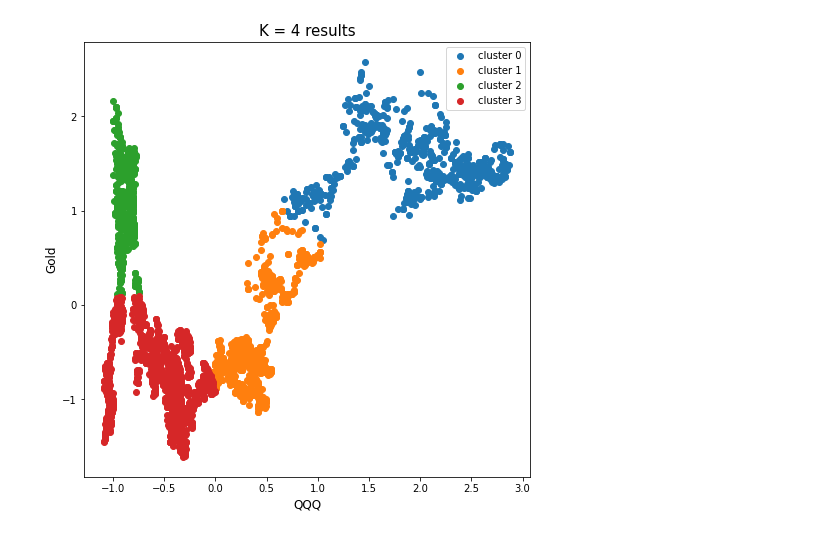
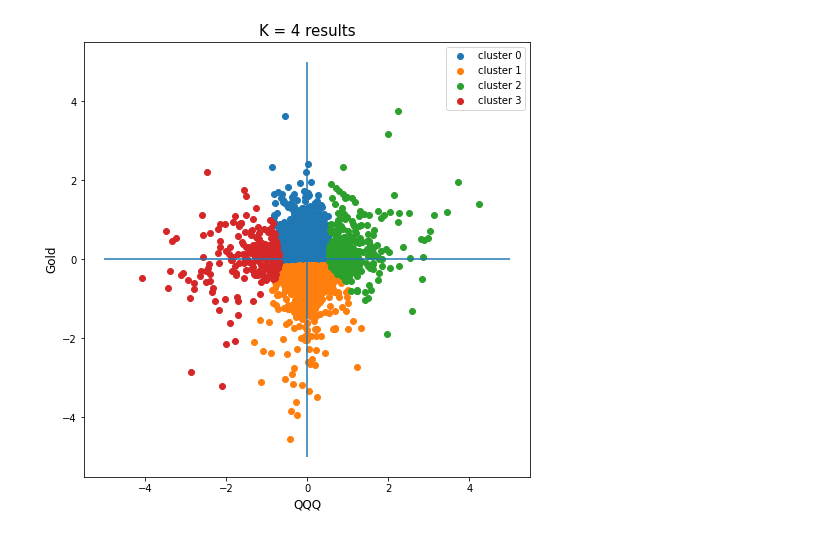
Before and after one commit to pathces-gone/study-python-stock, a Jupyter notebook: AssetAllocation/scratch.ipynb, the cells around one changed output. Cells and saved outputs as stored; diff of their text form; code cells hidden in the pictures.

Commit message:
update Portpolio Analysis

```diff
--- a/AssetAllocation/scratch.ipynb
+++ b/AssetAllocation/scratch.ipynb
@@ -17,22 +17,29 @@ class PortpolioAnalysis(object):
       df = etf.price_df
       df.index = pd.to_datetime(df['Date'], format="%Y-%m-%d")
       df = df.reindex(self.date)
-      portpolio_df[etf.name] = df['Close'].values
+
+      if 'Diff' not in df.columns:
+        diff = df['Close'].iloc[1:].values - df['Close'].iloc[0:-1].values
+        diff = np.insert(diff, 0, 0.0, axis=0)#list(zip(0.0, diff))
+        df['Diff'] = diff
+      #print(df[['Close','Diff']])
+
+      portpolio_df[etf.name] = df['Diff'].values
     return portpolio_df.dropna(axis=0).set_index('Date')
 
-  def standardize(self, df, ext_mean=None, ext_std=None):
+  def standardize(self, df, ext_mean=np.array([]), ext_std=np.array([])):
     means = np.array([])
     stds = np.array([])
     for i, col in enumerate(df.columns):
       val = df[col].values
-      if ext_mean == None:
+      if ext_mean.size:
+        mean = ext_mean[i]
+        std = ext_std[i]
+      else:
         mean = np.mean(val)
         std = np.std(val)
         means = np.append(means, mean)
         stds = np.append(stds, std)
-      else:
-        mean = ext_mean[i]
-        std = ext_std[i]
       val = (val-mean)/std
       df[col] = val
     #return df.reset_index()
@@ -66,7 +73,7 @@ class PortpolioAnalysis(object):
     """ Return
       plot()
     """
-    assert corr_df.empty ==0 ,'please do get_correlation() first'
+    assert corr_df.empty ==0 ,'please do get_correlation()'
 
     fig, ax = plt.subplots( figsize=(7,7) )
 
@@ -120,9 +126,10 @@ class PortpolioAnalysis(object):
 # %%
-from sklearn.preprocessing import MinMaxScaler
-
+rolling = df.rolling(window=3).mean().dropna()
+df = rolling
 index = df.columns
 data = df[[index[0],index[2]]]
 
+from sklearn.preprocessing import MinMaxScaler
 scaler = MinMaxScaler()
 data_scale = scaler.fit_transform(data)
 # %%
@@ -152,16 +159,18 @@ df
 # %%
 import matplotlib.pyplot as plt
 
 plt.figure(figsize = (8, 8))
 
 for i in range(k):
     plt.scatter(df.loc[df['cluster'] == i, index[0]], df.loc[df['cluster'] == i, index[2]],
                 label = 'cluster ' + str(i))
 
 plt.legend()
 plt.title('K = %d results'%k , size = 15)
 plt.xlabel(index[0], size = 12)
 plt.ylabel(index[2], size = 12)
+plt.vlines(x=0,ymin=-5,ymax=5)
+plt.hlines(y=0,xmin=-5,xmax=5)
 plt.show()
 # %% [output]
-[figure, old version]
+[figure, new version]
```
Also changed, not shown: parts of 5 cells of this notebook, 7 other files.
